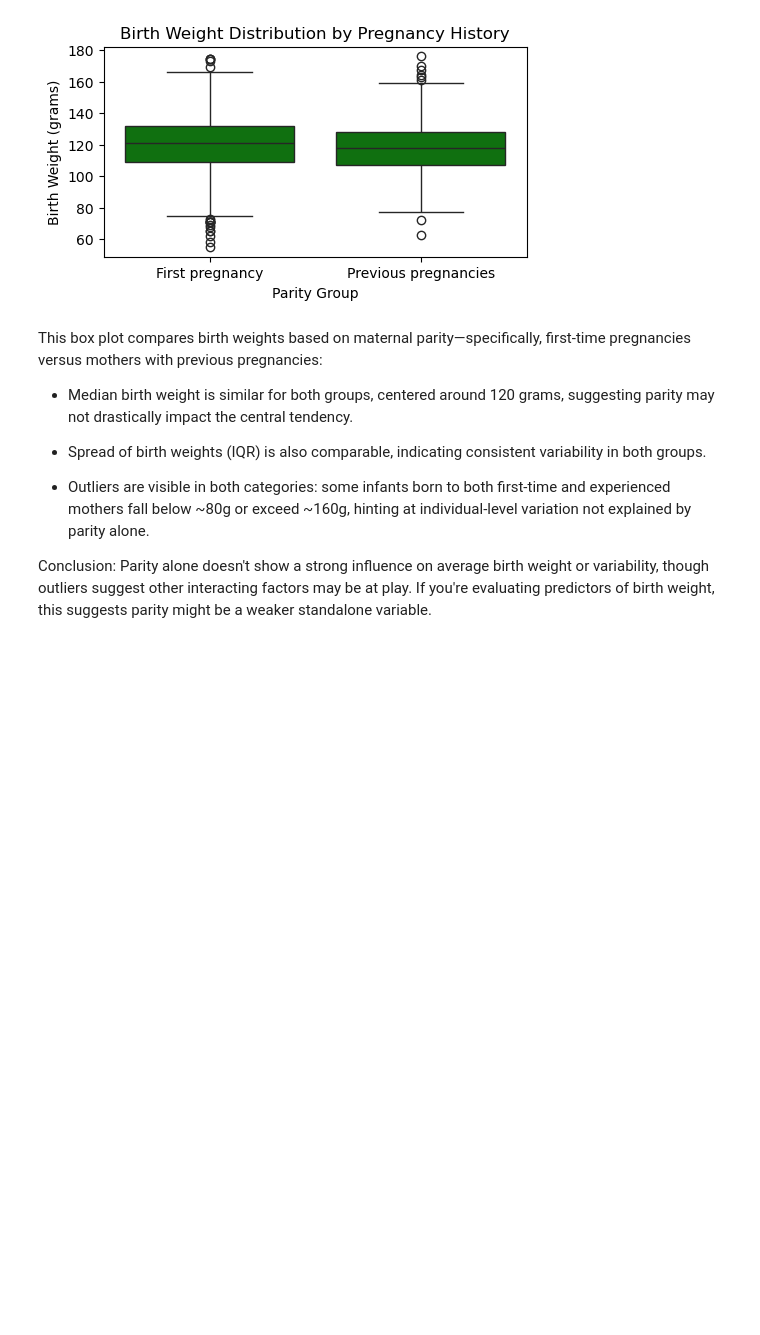
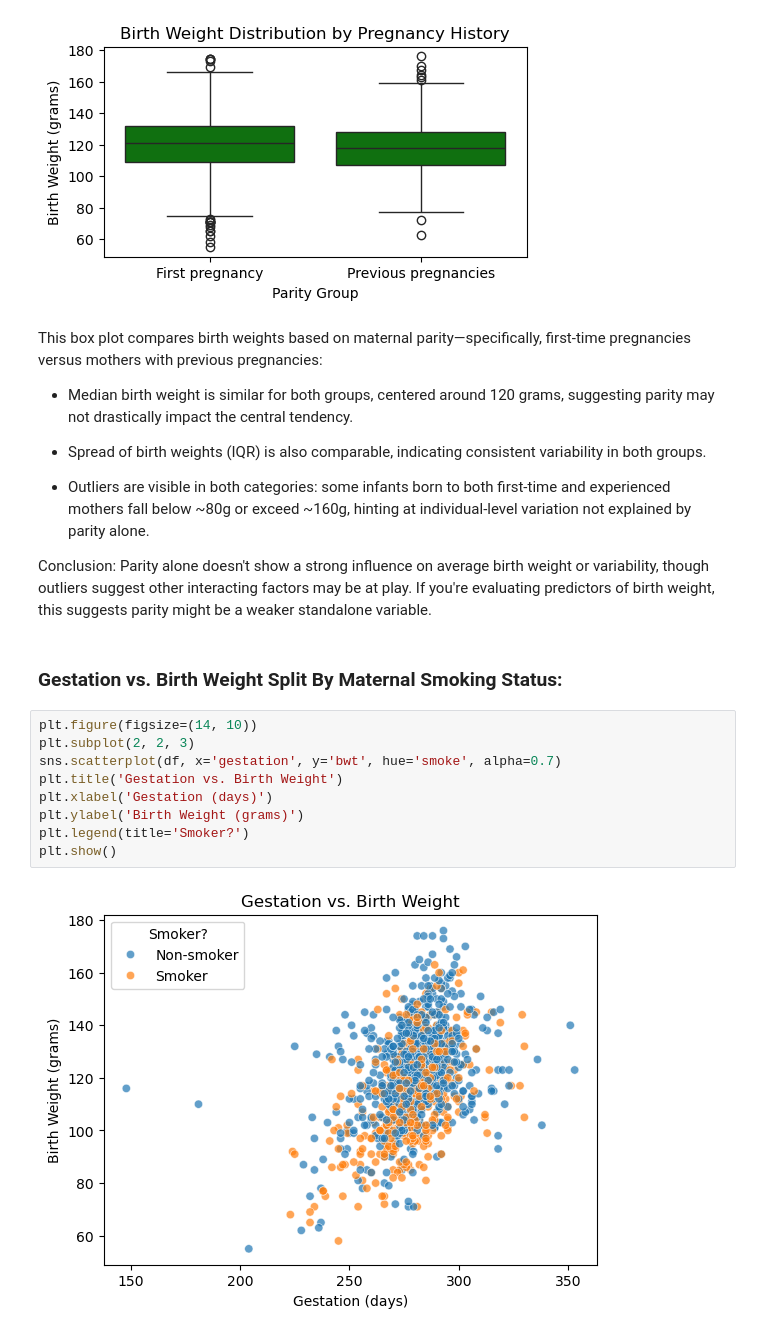
Before and after one commit to Mathews-Odongo/Birth-weight-analysis, a Jupyter notebook: weight.ipynb, the cells around one changed output. Cells and saved outputs as stored; diff of their text form; blank space fills up the shorter version.

Commit message:
add gestation period vs weight

```diff
--- a/weight.ipynb
+++ b/weight.ipynb
@@ -230,3 +230,16 @@ This box plot compares birth weights based on maternal parity—specifically, fi
 - Outliers are visible in both categories: some infants born to both first-time and experienced mothers fall below ~80g or exceed ~160g, hinting at individual-level variation not explained by parity alone.
 
 Conclusion: Parity alone doesn't show a strong influence on average birth weight or variability, though outliers suggest other interacting factors may be at play. If you're evaluating predictors of birth weight, this suggests parity might be a weaker standalone variable.
+# %% [markdown]
+### Gestation vs. Birth Weight Split By Maternal Smoking Status:
+# %%
+plt.figure(figsize=(14, 10))
+plt.subplot(2, 2, 3)
+sns.scatterplot(df, x='gestation', y='bwt', hue='smoke', alpha=0.7)
+plt.title('Gestation vs. Birth Weight')
+plt.xlabel('Gestation (days)')
+plt.ylabel('Birth Weight (grams)')
+plt.legend(title='Smoker?')
+plt.show()
+# %% [output]
+[figure, added]
```
Also changed, not shown: parts of 1 cell of this notebook.
